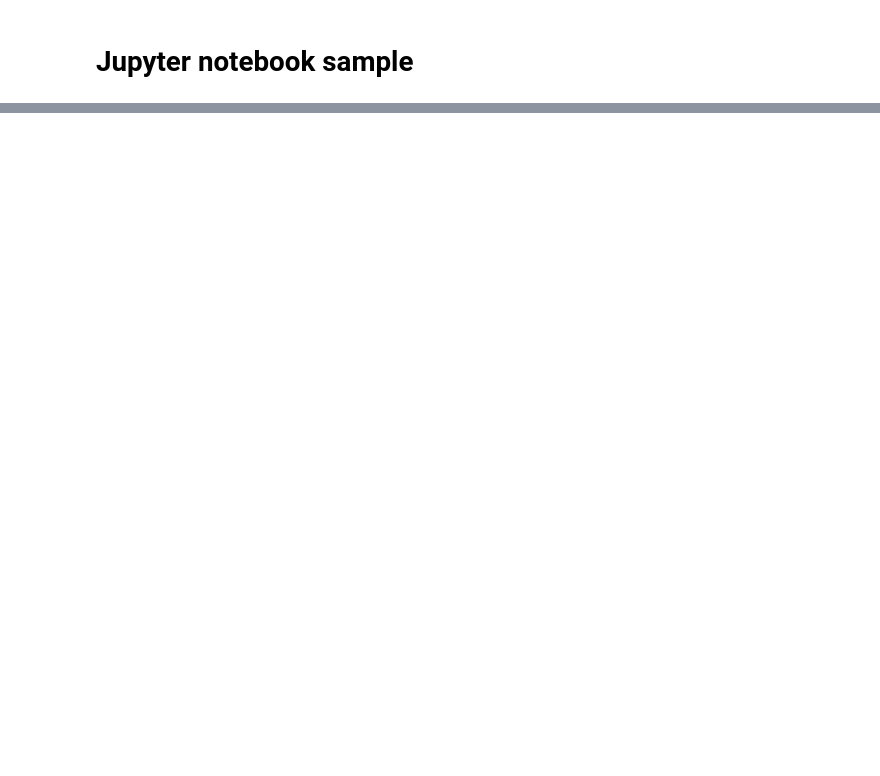
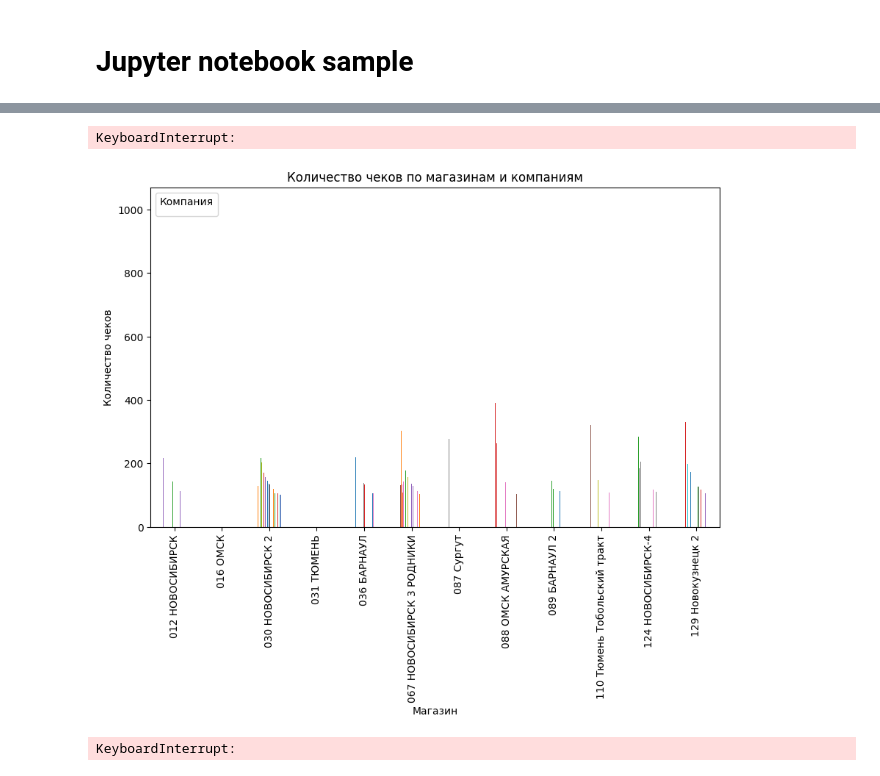
Before and after one commit to dimonpd/work, a Jupyter notebook: simple.ipynb, the cells around one changed output, grey strips where cells are left out. Drawn from its saved outputs; the diff is of its cells as text; code cells hidden in the pictures; blank space fills up the shorter version.

```diff
--- a/simple.ipynb
+++ b/simple.ipynb
@@ -34,0 +79,38 @@ df.head(10)
+# %%
+f_grouped = df.groupby(['Клиент', 'Магазин'])['Чеков'].sum().sort_values(ascending=False).loc[lambda x: x > 100]
+
+df_grouped.unstack('Магазин').plot(kind='bar', figsize=(10, 6))
+plt.title('Количество чеков по клиентам и магазинам')
+plt.xlabel('Клиент')
+plt.ylabel('Количество чеков')
+plt.legend(title='Магазин', labels=[])  # Remove the list of stores from the legend
+plt.show()
+# %% [output]
+KeyboardInterrupt:
+# %%
+
+
+df_grouped = df.groupby(['Магазин', 'Клиент'])['Чеков'].sum().sort_values(ascending=False).loc[lambda x: x > 100]
+
+df_grouped.unstack('Клиент').plot(kind='bar', figsize=(10, 6))
+plt.title('Количество чеков по магазинам и компаниям')
+plt.xlabel('Магазин')
+plt.ylabel('Количество чеков')
+plt.legend(title='Компания', labels=[])  # Remove the list of clients from the legend
+plt.show()
+# %% [output]
+[figure, added]
+# %%
+import matplotlib.pyplot as plt
+
+df_filtered = df[df.groupby(['Магазин'])['Чеков'].transform('sum') > 1000]
+df_grouped = df_filtered.groupby(['Магазин', 'Клиент'])['Чеков'].sum().sort_values(ascending=False)
+
+df_grouped.unstack('Клиент').plot(kind='bar', figsize=(10, 6))
+plt.title('Количество чеков по магазинам и компаниям')
+plt.xlabel('Магазин')
+plt.ylabel('Количество чеков')
+plt.legend(title='Компания', labels=[])  # Remove the list of clients from the legend
+plt.show()
+# %% [output]
+KeyboardInterrupt:
```
Also changed, not shown: parts of 3 cells of this notebook.
